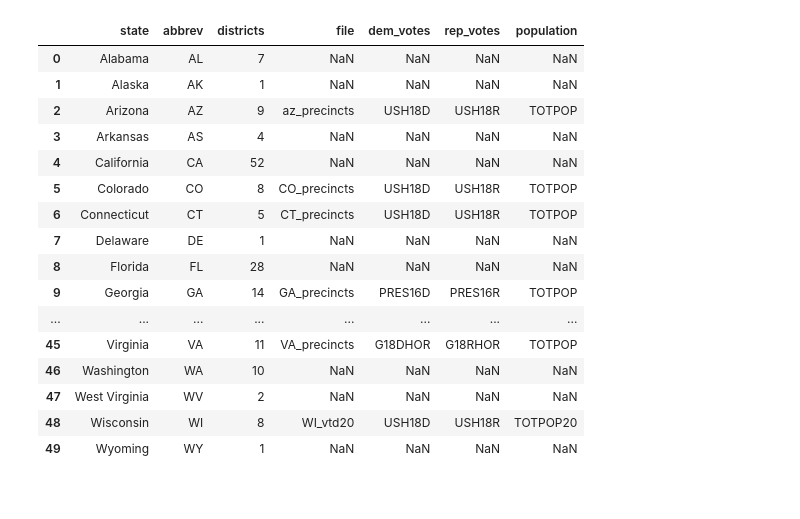
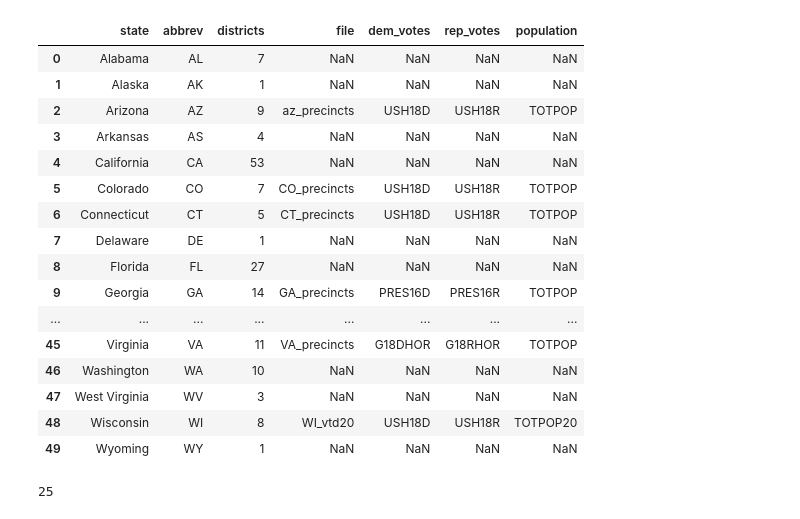
Before and after one commit to yagnesh7/clock-hand-redistricting, a Jupyter notebook: redistricting/state_loop.ipynb, the cells around one changed output. Drawn from its saved outputs; the diff is of its cells as text; code cells hidden in the pictures.

```diff
--- a/redistricting/state_loop.ipynb
+++ b/redistricting/state_loop.ipynb
@@ -20,29 +20,33 @@ import redistricting
 # %%
 data_path ="../data/mggg-states/"
 output_dir = "../output/"
-run_name = "equal_comp"
-states = pd.read_csv("../states.csv")
+run_name = "2016_abs_both_comp"
+states = pd.read_csv("../states_2010.csv")
 DEGREE_LIMIT = 0
 scoring = scorers.abs_diff_mean_fn
 states
 # %% [output]
 |  | state | abbrev | districts | file | dem_votes | rep_votes | population |
 | 0 | Alabama | AL | 7 | NaN | NaN | NaN | NaN |
 | 1 | Alaska | AK | 1 | NaN | NaN | NaN | NaN |
 | 2 | Arizona | AZ | 9 | az_precincts | USH18D | USH18R | TOTPOP |
 | 3 | Arkansas | AS | 4 | NaN | NaN | NaN | NaN |
-| 4 | California | CA | 52 | NaN | NaN | NaN | NaN |
-| 5 | Colorado | CO | 8 | CO_precincts | USH18D | USH18R | TOTPOP |
+| 4 | California | CA | 53 | NaN | NaN | NaN | NaN |
+| 5 | Colorado | CO | 7 | CO_precincts | USH18D | USH18R | TOTPOP |
 | 6 | Connecticut | CT | 5 | CT_precincts | USH18D | USH18R | TOTPOP |
 | 7 | Delaware | DE | 1 | NaN | NaN | NaN | NaN |
-| 8 | Florida | FL | 28 | NaN | NaN | NaN | NaN |
+| 8 | Florida | FL | 27 | NaN | NaN | NaN | NaN |
 | 9 | Georgia | GA | 14 | GA_precincts | PRES16D | PRES16R | TOTPOP |
 | ... | ... | ... | ... | ... | ... | ... | ... |
 | 45 | Virginia | VA | 11 | VA_precincts | G18DHOR | G18RHOR | TOTPOP |
 | 46 | Washington | WA | 10 | NaN | NaN | NaN | NaN |
-| 47 | West Virginia | WV | 2 | NaN | NaN | NaN | NaN |
+| 47 | West Virginia | WV | 3 | NaN | NaN | NaN | NaN |
 | 48 | Wisconsin | WI | 8 | WI_vtd20 | USH18D | USH18R | TOTPOP20 |
 | 49 | Wyoming | WY | 1 | NaN | NaN | NaN | NaN |
+# %%
+len(states['file'].value_counts())
+# %% [output]
+25
 # %%
 # for i,s in states.iterrows():
 #     if type(s["file"]) == float:
```
Also changed, not shown: parts of 12 cells of this notebook, 8 other files.
